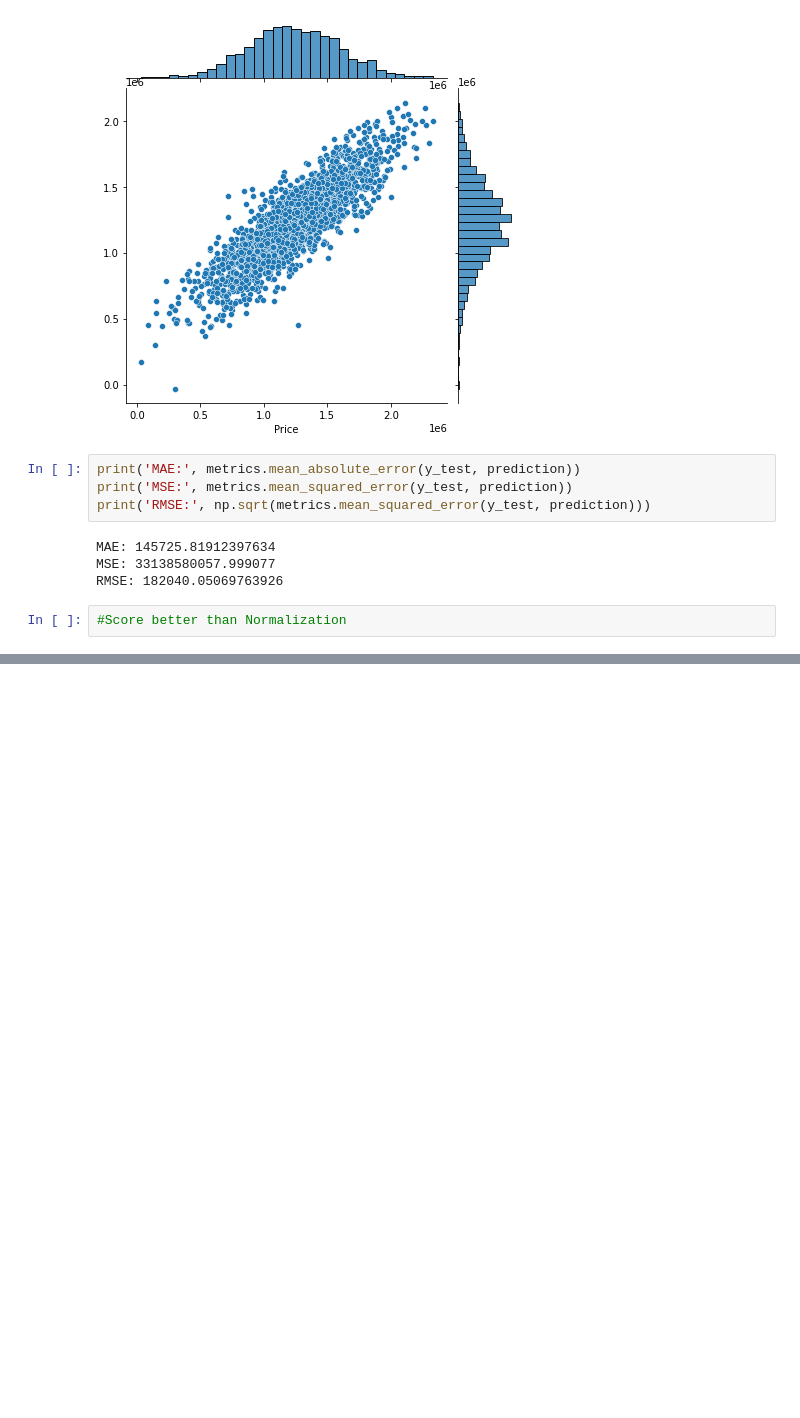
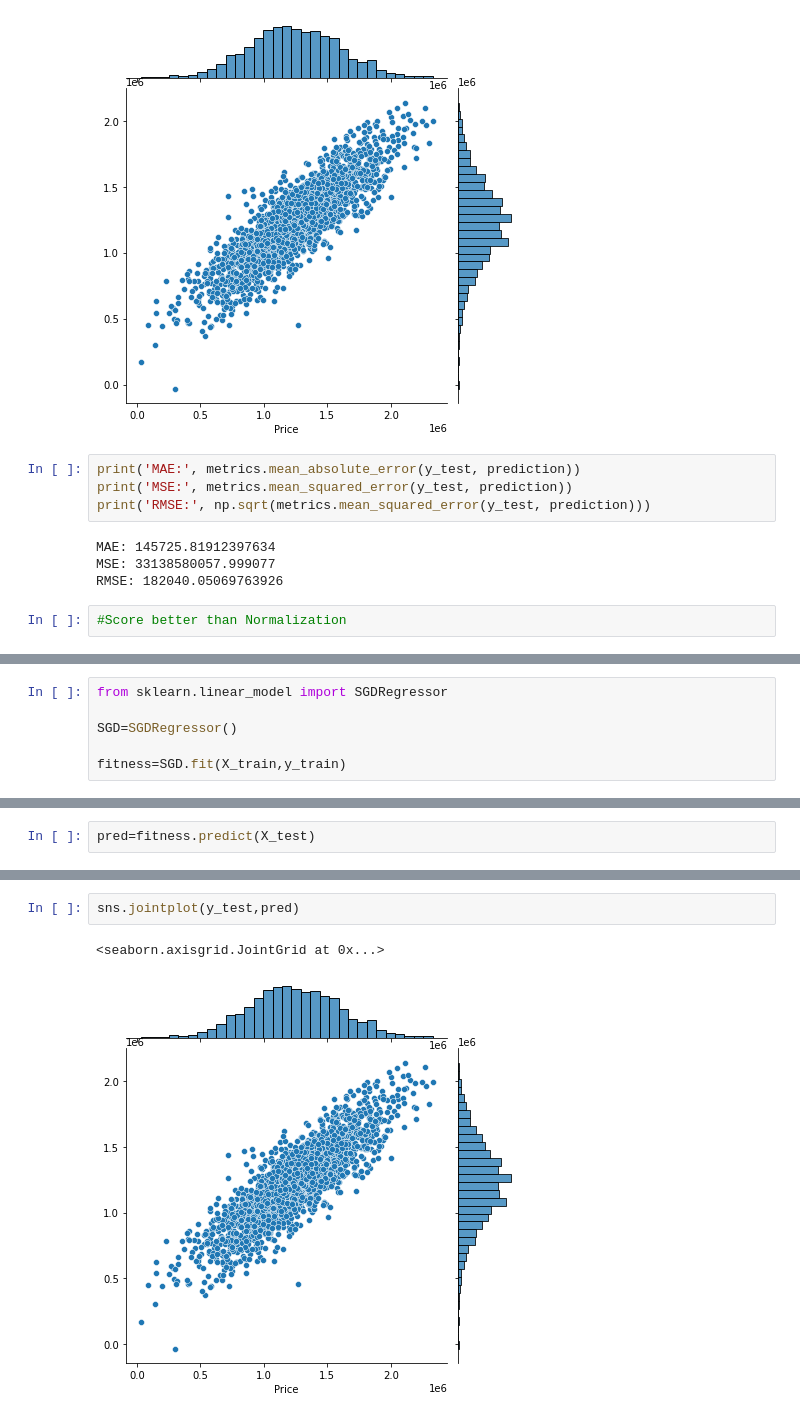
Before and after one commit to ankurkaiser/USA-Housing, a Jupyter notebook: LR_with_Normalization_Standardization.ipynb, the cells around one changed output, grey strips where cells are left out. Saved outputs shown, nothing was run; the diff lists cells and outputs as text; blank space fills up the shorter version.

```diff
--- a/LR_with_Normalization_Standardization.ipynb
+++ b/LR_with_Normalization_Standardization.ipynb
@@ -192,0 +215,6 @@ RMSE: 182040.05069763926
+# %%
+from sklearn.linear_model import SGDRegressor
+
+SGD=SGDRegressor()
+
+fitness=SGD.fit(X_train,y_train)
@@ -192,0 +225,2 @@ RMSE: 182040.05069763926
+# %%
+pred=fitness.predict(X_test)
@@ -192,0 +232,5 @@ RMSE: 182040.05069763926
+# %%
+sns.jointplot(y_test,pred)
+# %% [output]
+<seaborn.axisgrid.JointGrid at 0x...>
+[figure, added]
```
Also changed, not shown: parts of 15 cells of this notebook.
